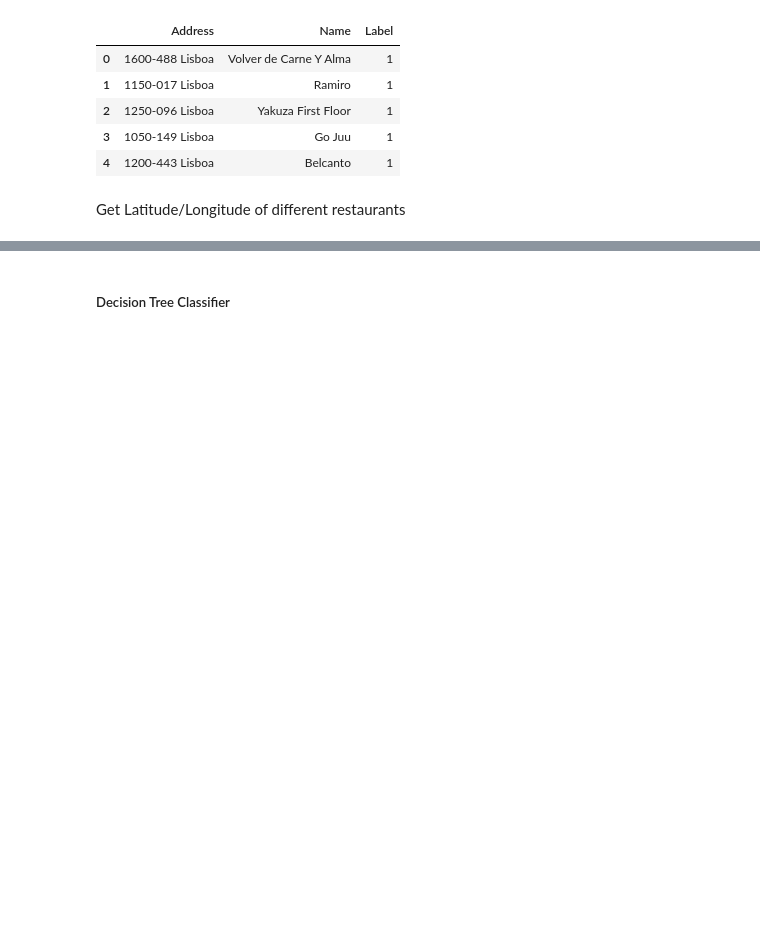
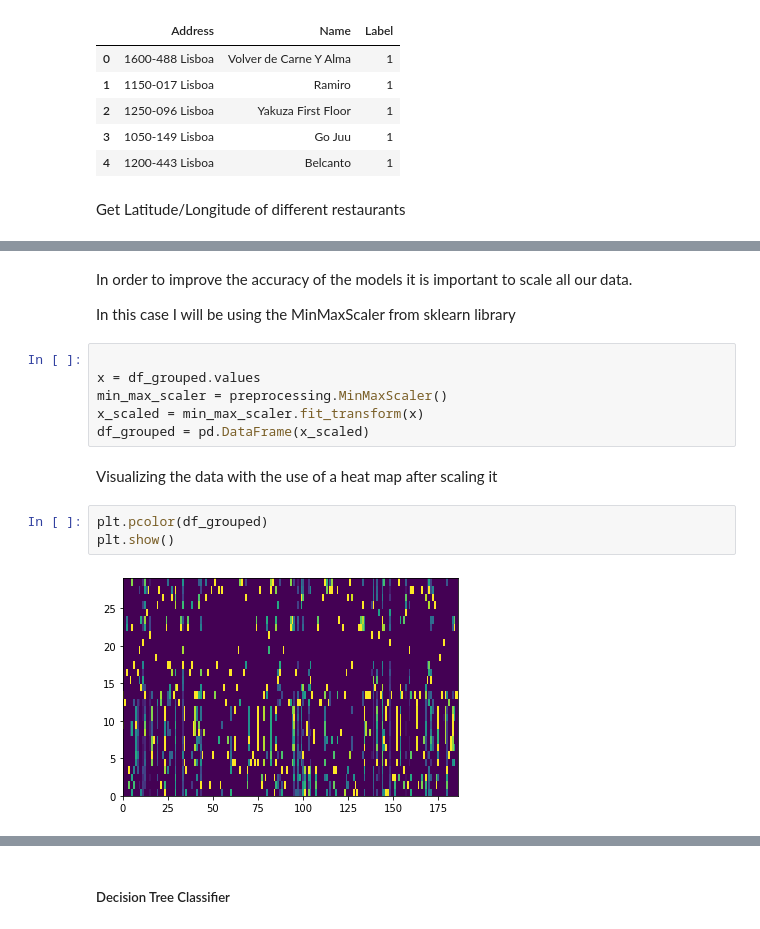
Before and after one commit to Mariocedo/Coursera_Capstone, a Jupyter notebook: Capstone_LastAssignment.ipynb, the cells around one changed output, grey strips where cells are left out. Saved outputs shown, nothing was run; the diff lists cells and outputs as text; blank space fills up the shorter version.

```diff
--- a/Capstone_LastAssignment.ipynb
+++ b/Capstone_LastAssignment.ipynb
@@ -290,0 +299,17 @@ plt.show()
+# %% [markdown]
+In order to improve the accuracy of the models it is important to scale all our data.
+
+In this case I will be using the MinMaxScaler from sklearn library
+# %%
+
+x = df_grouped.values
+min_max_scaler = preprocessing.MinMaxScaler()
+x_scaled = min_max_scaler.fit_transform(x)
+df_grouped = pd.DataFrame(x_scaled)
+# %% [markdown]
+Visualizing the data with the use of a heat map after scaling it
+# %%
+plt.pcolor(df_grouped)
+plt.show()
+# %% [output]
+[figure, added]
```
Also changed, not shown: parts of 33 cells of this notebook.
